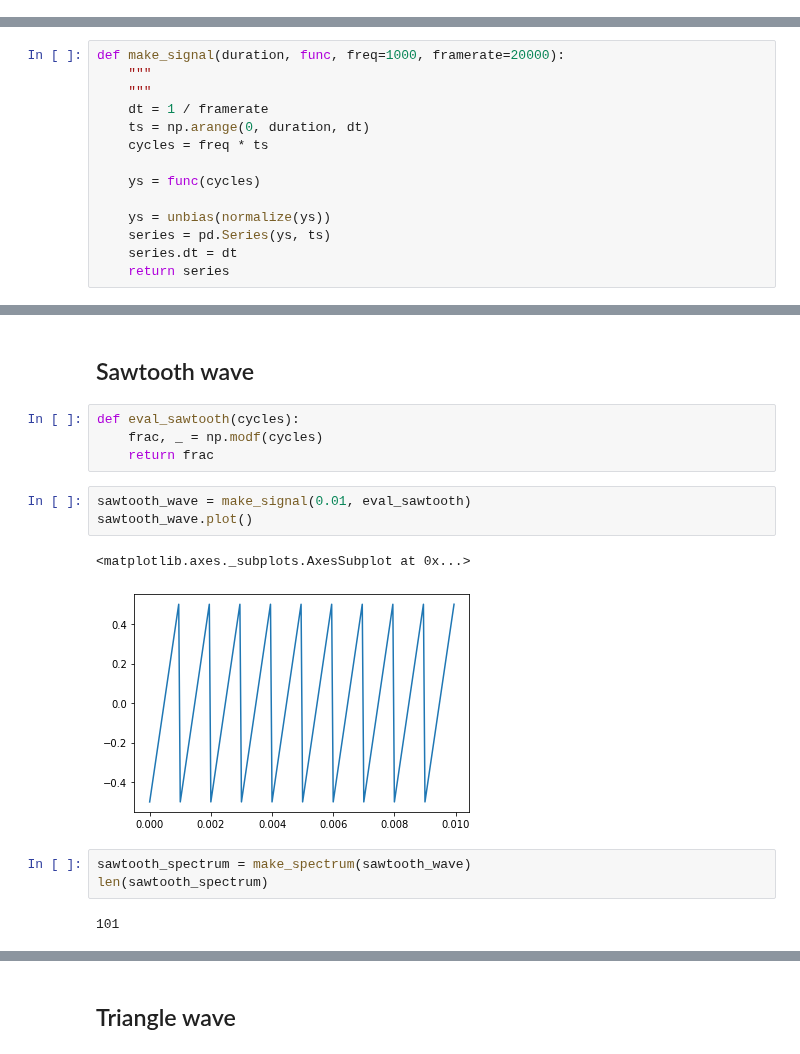
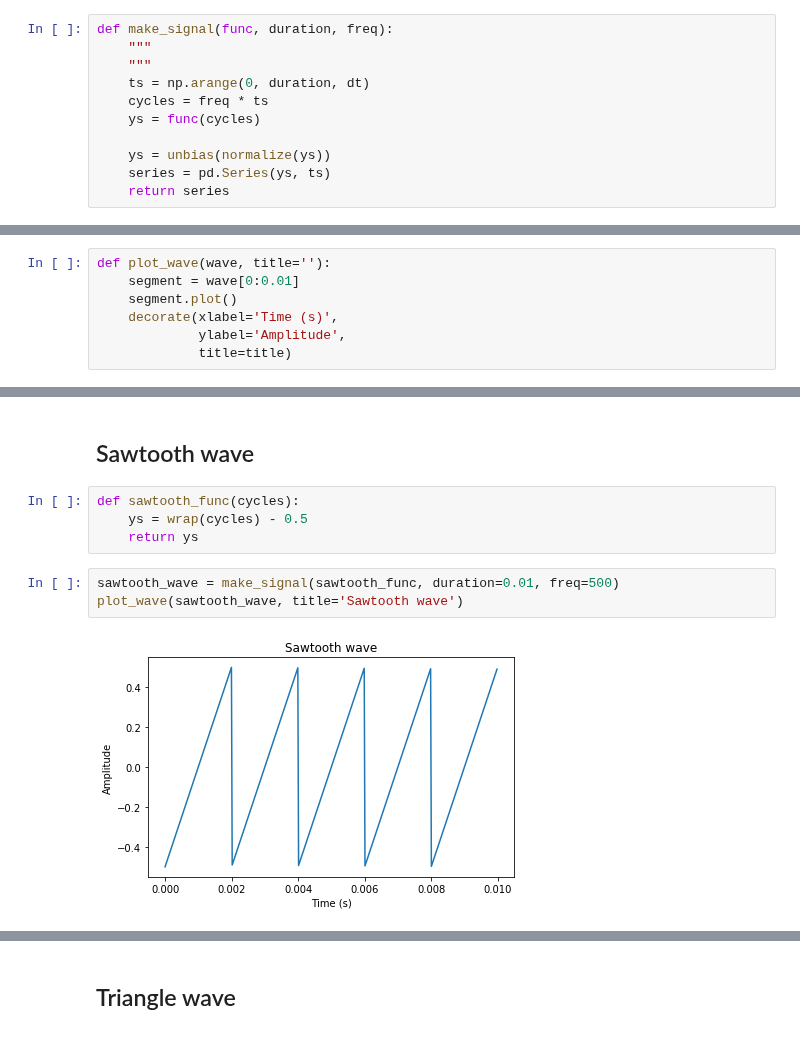
Before and after one commit to AllenDowney/ThinkDSP, a Jupyter notebook: code/fourth_wave.ipynb, the cells around one changed output, grey strips where cells are left out. Cells and saved outputs as stored; diff of their text form.

Commit message:
Adding fourth wave example

```diff
--- a/code/fourth_wave.ipynb
+++ b/code/fourth_wave.ipynb
@@ -11,3 +132,14 @@ import matplotlib.pyplot as plt
+# %%
+def make_signal(func, duration, freq):
+    """
+    """
+    ts = np.arange(0, duration, dt)
+    cycles = freq * ts
+    ys = func(cycles)
+
+    ys = unbias(normalize(ys))
+    series = pd.Series(ys, ts)
+    return series
 # %%
 def normalize(ys):
     low, high = np.min(ys), np.max(ys)
@@ -23,14 +149,0 @@ def eval_sine(cycles):
-# %%
-def make_signal(duration, func, freq=1000, framerate=20000):
-    """
-    """
-    dt = 1 / framerate
-    ts = np.arange(0, duration, dt)
-    cycles = freq * ts
-
-    ys = func(cycles)
-
-    ys = unbias(normalize(ys))
-    series = pd.Series(ys, ts)
-    series.dt = dt
-    return series
@@ -66,0 +157,7 @@ sine_spectrum.abs().plot()
+# %%
+def plot_wave(wave, title=''):
+    segment = wave[0:0.01]
+    segment.plot()
+    decorate(xlabel='Time (s)',
+             ylabel='Amplitude',
+             title=title)
@@ -67,17 +168,11 @@ sine_spectrum.abs().plot()
 # %% [markdown]
 ## Sawtooth wave
-# %%
-def eval_sawtooth(cycles):
-    frac, _ = np.modf(cycles)
-    return frac
+# %%
+def sawtooth_func(cycles):
+    ys = wrap(cycles) - 0.5
+    return ys
 # %%
-sawtooth_wave = make_signal(0.01, eval_sawtooth)
-sawtooth_wave.plot()
+sawtooth_wave = make_signal(sawtooth_func, duration=0.01, freq=500)
+plot_wave(sawtooth_wave, title='Sawtooth wave')
 # %% [output]
-<matplotlib.axes._subplots.AxesSubplot at 0x...>
-[figure, old version]
+[figure, new version]
-# %%
-sawtooth_spectrum = make_spectrum(sawtooth_wave)
-len(sawtooth_spectrum)
-# %% [output]
-101
```
Also changed, not shown: parts of 100 cells of this notebook.
